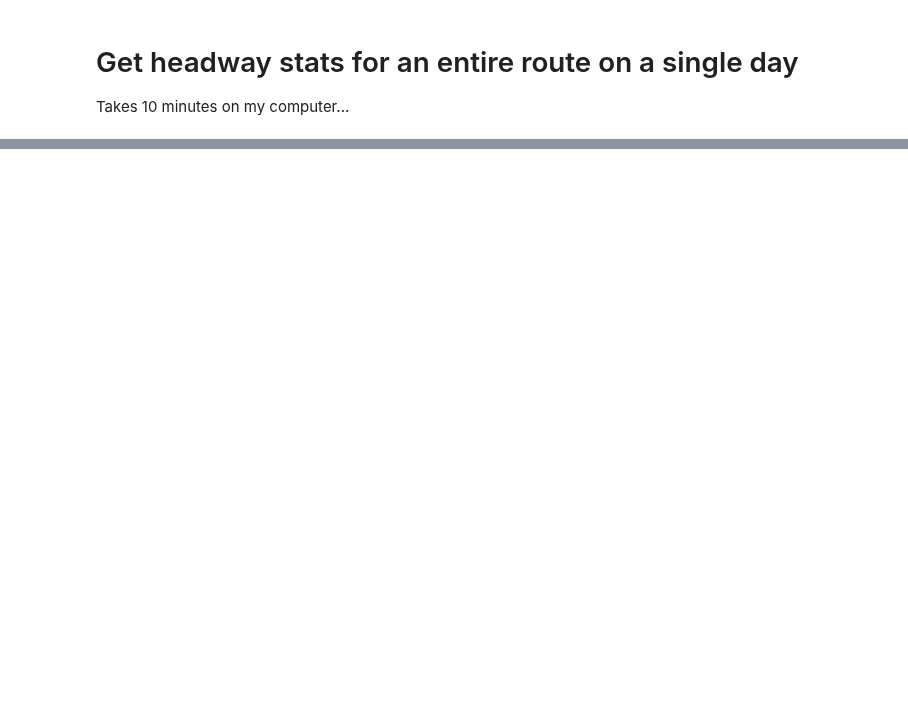
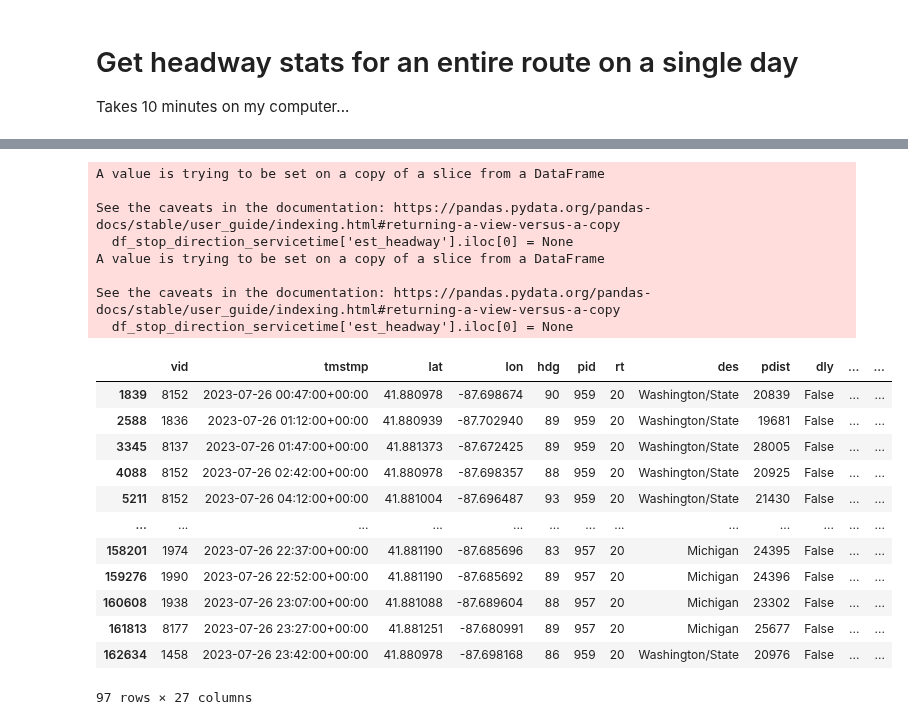
Before and after one commit to kristenhahn/cta_bus_tracker_exploration, a Jupyter notebook: all_headways_all_stops_single_route.ipynb, the cells around one changed output, grey strips where cells are left out. Saved outputs shown, nothing was run; the diff lists cells and outputs as text; code cells hidden in the pictures; blank space fills up the shorter version.

Commit message:
Fixes to headway calcs.  Works for a single stop, needs debugging to loop through all stops.

```diff
--- a/all_headways_all_stops_single_route.ipynb
+++ b/all_headways_all_stops_single_route.ipynb
@@ -188,0 +195,7 @@ scheduled_headways
+# %%
+
+
+# get vehicles
+vehicles = get_chn_vehicles(service_date_string)
+
+# vehicles
@@ -188,0 +238,12 @@ scheduled_headways
+# %%
+
+
+# for stop_id in common_stops:
+
+stop_id = '417'
+# stop_id = '508'
+
+# list directions found in the data for this stop
+directions = actual_stoptimes.loc[actual_stoptimes['stpid'] == stop_id]['rtdir'].unique().tolist()
+
+directions
@@ -188,0 +252,9 @@ scheduled_headways
+# %%
+direction = 'Eastbound'
+
+# for direction in directions:
+# %%
+
+# get scheduled headway stats
+active_service_times = get_active_service_times(scheduled_stop_details,stop_id, direction)
+active_service_times
@@ -188,0 +299,29 @@ scheduled_headways
+# %%
+
+
+# get actual headway stats
+actual_headways = get_actual_headways(vehicles, route_id, stop_id, direction, active_service_times)
+
+actual_headways
+# %% [output]
+A value is trying to be set on a copy of a slice from a DataFrame
+
+See the caveats in the documentation: https://pandas.pydata.org/pandas-docs/stable/user_guide/indexing.html#returning-a-view-versus-a-copy
+  df_stop_direction_servicetime['est_headway'].iloc[0] = None
+A value is trying to be set on a copy of a slice from a DataFrame
+
+See the caveats in the documentation: https://pandas.pydata.org/pandas-docs/stable/user_guide/indexing.html#returning-a-view-versus-a-copy
+  df_stop_direction_servicetime['est_headway'].iloc[0] = None
+|  | vid | tmstmp | lat | lon | hdg | pid | rt | des | pdist | dly | ... | ... |
+| 1839 | 8152 | 2023-07-26 00:47:00+00:00 | 41.880978 | -87.698674 | 90 | 959 | 20 | Washington/State | 20839 | False | ... | ... |
+| 2588 | 1836 | 2023-07-26 01:12:00+00:00 | 41.880939 | -87.702940 | 89 | 959 | 20 | Washington/State | 19681 | False | ... | ... |
+| 3345 | 8137 | 2023-07-26 01:47:00+00:00 | 41.881373 | -87.672425 | 89 | 959 | 20 | Washington/State | 28005 | False | ... | ... |
+| 4088 | 8152 | 2023-07-26 02:42:00+00:00 | 41.880978 | -87.698357 | 88 | 959 | 20 | Washington/State | 20925 | False | ... | ... |
+| 5211 | 8152 | 2023-07-26 04:12:00+00:00 | 41.881004 | -87.696487 | 93 | 959 | 20 | Washington/State | 21430 | False | ... | ... |
+| ... | ... | ... | ... | ... | ... | ... | ... | ... | ... | ... | ... | ... |
+| 158201 | 1974 | 2023-07-26 22:37:00+00:00 | 41.881190 | -87.685696 | 83 | 957 | 20 | Michigan | 24395 | False | ... | ... |
+| 159276 | 1990 | 2023-07-26 22:52:00+00:00 | 41.881190 | -87.685692 | 89 | 957 | 20 | Michigan | 24396 | False | ... | ... |
+| 160608 | 1938 | 2023-07-26 23:07:00+00:00 | 41.881088 | -87.689604 | 88 | 957 | 20 | Michigan | 23302 | False | ... | ... |
+| 161813 | 8177 | 2023-07-26 23:27:00+00:00 | 41.881251 | -87.680991 | 89 | 957 | 20 | Michigan | 25677 | False | ... | ... |
+| 162634 | 1458 | 2023-07-26 23:42:00+00:00 | 41.880978 | -87.698168 | 86 | 959 | 20 | Washington/State | 20976 | False | ... | ... |
+97 rows × 27 columns
```
Also changed, not shown: parts of 43 cells of this notebook, 5 other files.
